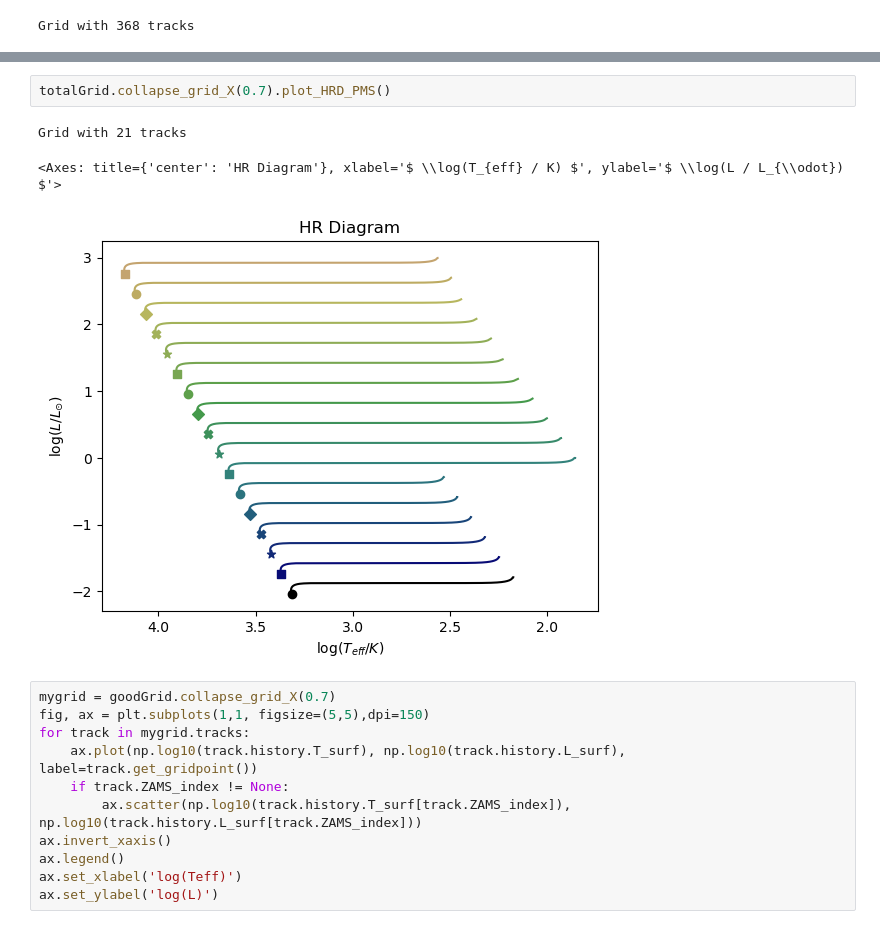
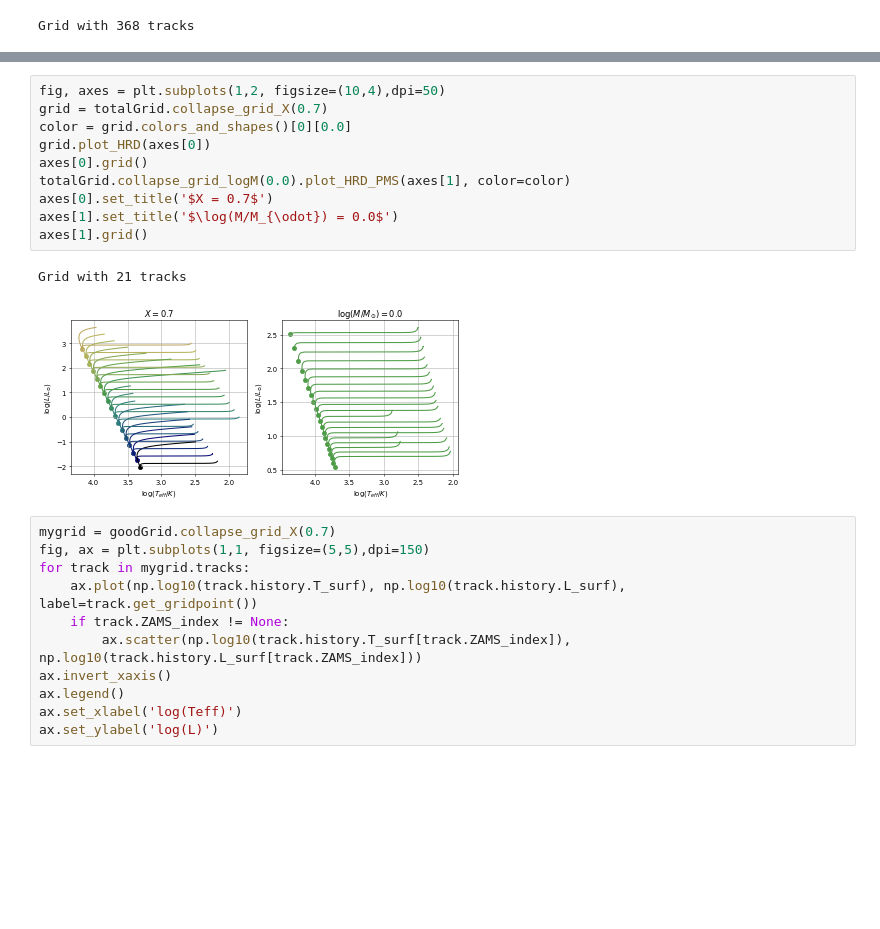
Before and after one commit to Jems-jl/Jems.jl, a Jupyter notebook: HomologyTesting/plots3 without Prad.ipynb, the cells around one changed output, grey strips where cells are left out. Saved outputs shown, nothing was run; the diff lists cells and outputs as text; blank space fills up the shorter version.

```diff
--- a/HomologyTesting/plots3 without Prad.ipynb
+++ b/HomologyTesting/plots3 without Prad.ipynb
@@ -185,9 +190,16 @@ totalGrid.plot_HRD_PMS(ax)
-# %%
-totalGrid.collapse_grid_X(0.7).plot_HRD_PMS()
-# %% [output]
-Grid with 21 tracks
-<Axes: title={'center': 'HR Diagram'}, xlabel='$ \\log(T_{eff} / K) $', ylabel='$ \\log(L / L_{\\odot}) $'>
-[figure, removed]
+# %%
+fig, axes = plt.subplots(1,2, figsize=(10,4),dpi=50)
+grid = totalGrid.collapse_grid_X(0.7)
+color = grid.colors_and_shapes()[0][0.0]
+grid.plot_HRD(axes[0])
+axes[0].grid()
+totalGrid.collapse_grid_logM(0.0).plot_HRD_PMS(axes[1], color=color)
+axes[0].set_title('$X = 0.7$')
+axes[1].set_title('$\log(M/M_{\odot}) = 0.0$')
+axes[1].grid()
+# %% [output]
+Grid with 21 tracks
+[figure, added]
 # %%
 mygrid = goodGrid.collapse_grid_X(0.7)
 fig, ax = plt.subplots(1,1, figsize=(5,5),dpi=150)
```
Also changed, not shown: parts of 7 cells of this notebook, 1 other file.
